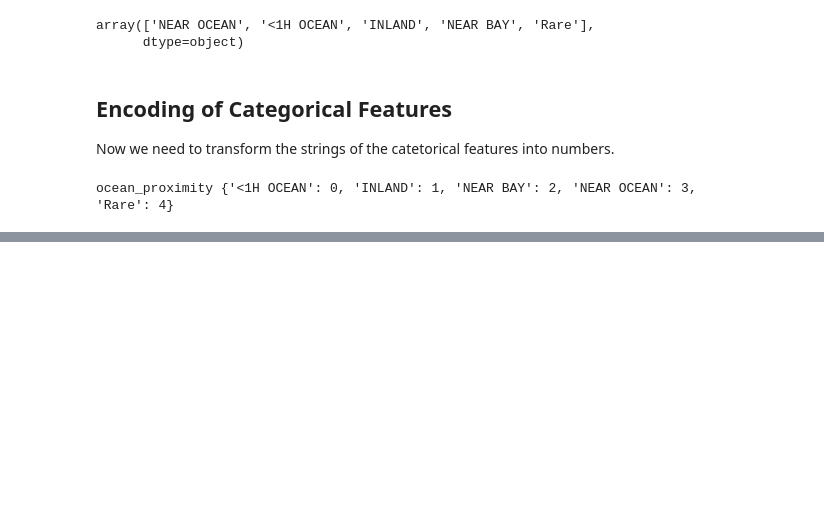
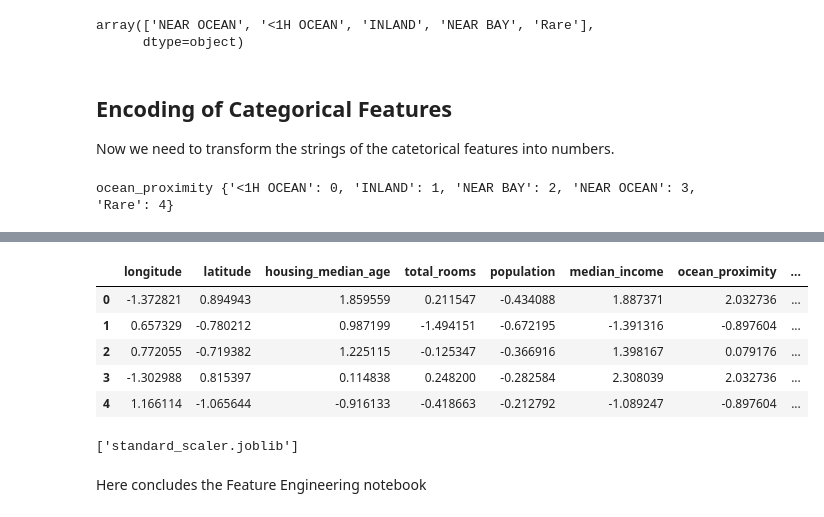
Before and after one commit to ovokpus/House-Price-Model-Pipeline, a Jupyter notebook: 01_research-and-development/feature-engineering.ipynb, the cells around one changed output, grey strips where cells are left out. Drawn from its saved outputs; the diff is of its cells as text; code cells hidden in the pictures; blank space fills up the shorter version.

Commit message:
completed feature engineering

```diff
--- a/01_research-and-development/feature-engineering.ipynb
+++ b/01_research-and-development/feature-engineering.ipynb
@@ -381,0 +414,30 @@ ocean_proximity {'<1H OCEAN': 0, 'INLAND': 1, 'NEAR BAY': 2, 'NEAR OCEAN': 3, 'R
+# %%
+# create scaler
+scaler = StandardScaler()
+
+#  fit  the scaler to the train set
+scaler.fit(X_train)
+
+# transform the train and test set
+
+# sklearn returns numpy arrays, so we wrap the
+# array with a pandas dataframe
+
+X_train = pd.DataFrame(
+    scaler.transform(X_train),
+    columns=X_train.columns
+)
+
+X_test = pd.DataFrame(
+    scaler.transform(X_test),
+    columns=X_train.columns
+)
+# %%
+X_train.head()
+# %% [output]
+|  | longitude | latitude | housing_median_age | total_rooms | population | median_income | ocean_proximity | ... |
+| 0 | -1.372821 | 0.894943 | 1.859559 | 0.211547 | -0.434088 | 1.887371 | 2.032736 | ... |
+| 1 | 0.657329 | -0.780212 | 0.987199 | -1.494151 | -0.672195 | -1.391316 | -0.897604 | ... |
+| 2 | 0.772055 | -0.719382 | 1.225115 | -0.125347 | -0.366916 | 1.398167 | 0.079176 | ... |
+| 3 | -1.302988 | 0.815397 | 0.114838 | 0.248200 | -0.282584 | 2.308039 | 2.032736 | ... |
+| 4 | 1.166114 | -1.065644 | -0.916133 | -0.418663 | -0.212792 | -1.089247 | -0.897604 | ... |
@@ -381,0 +452,8 @@ ocean_proximity {'<1H OCEAN': 0, 'INLAND': 1, 'NEAR BAY': 2, 'NEAR OCEAN': 3, 'R
+# %%
+# now let's save the scaler
+
+joblib.dump(scaler, 'standard_scaler.joblib')
+# %% [output]
+['standard_scaler.joblib']
+# %% [markdown]
+Here concludes the Feature Engineering notebook
```
Also changed, not shown: parts of 8 cells of this notebook, 2 other files.
